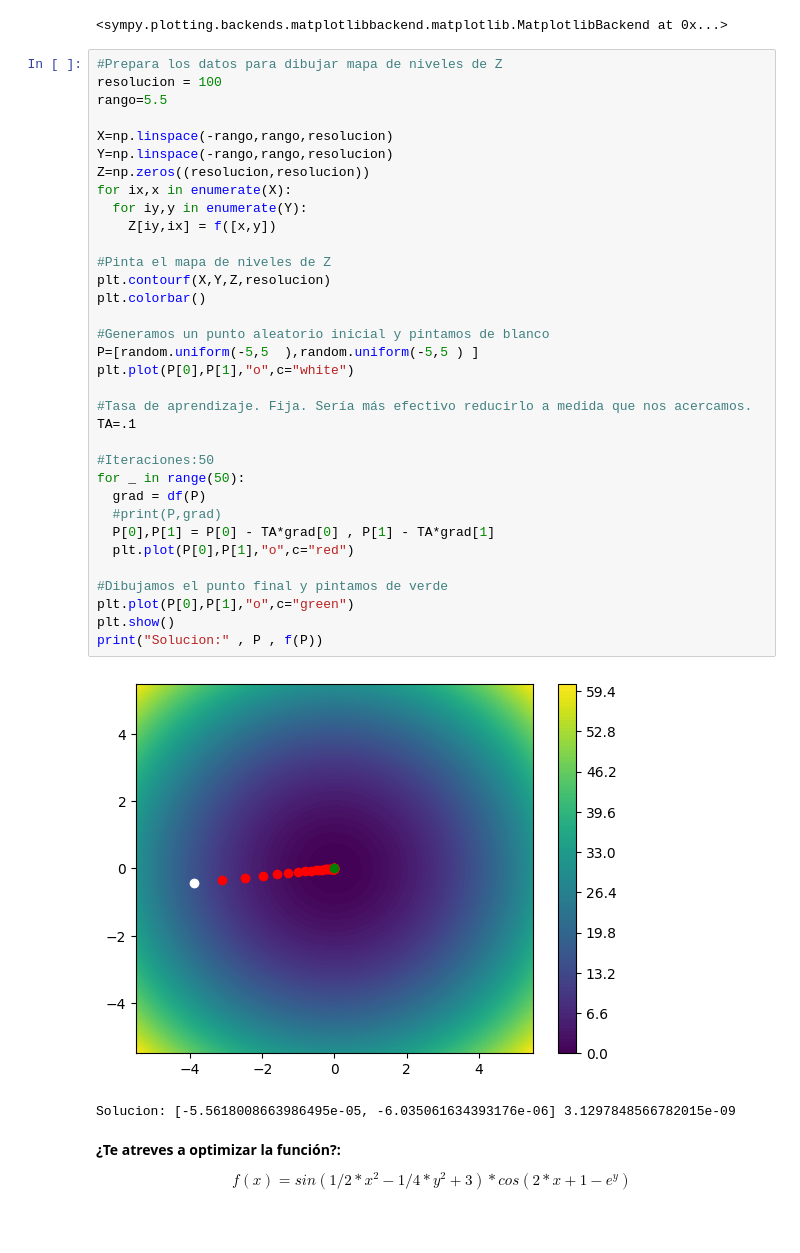
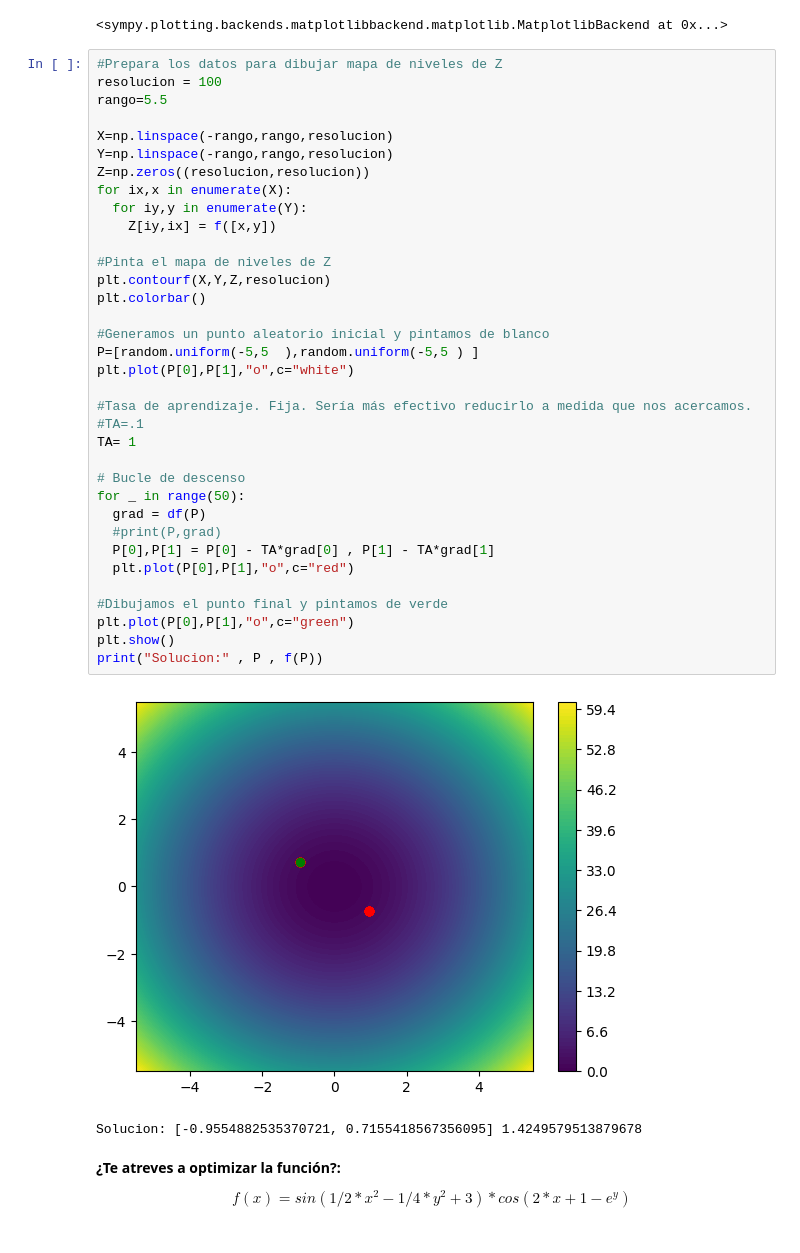
Before and after one commit to DavidAlba/03MAIR---Algoritmos-de-Optimizacion, a Jupyter notebook: Algoritmos_David_Alba_AG2.ipynb, the cells around one changed output. Cells and saved outputs as stored; diff of their text form.

```diff
--- a/Algoritmos_David_Alba_AG2.ipynb
+++ b/Algoritmos_David_Alba_AG2.ipynb
@@ -280,37 +561,38 @@ resolucion = 100
 rango=5.5
 
 X=np.linspace(-rango,rango,resolucion)
 Y=np.linspace(-rango,rango,resolucion)
 Z=np.zeros((resolucion,resolucion))
 for ix,x in enumerate(X):
   for iy,y in enumerate(Y):
     Z[iy,ix] = f([x,y])
 
 #Pinta el mapa de niveles de Z
 plt.contourf(X,Y,Z,resolucion)
 plt.colorbar()
 
 #Generamos un punto aleatorio inicial y pintamos de blanco
 P=[random.uniform(-5,5  ),random.uniform(-5,5 ) ]
 plt.plot(P[0],P[1],"o",c="white")
 
 #Tasa de aprendizaje. Fija. Sería más efectivo reducirlo a medida que nos acercamos.
-TA=.1
+#TA=.1
+TA= 1
 
-#Iteraciones:50
+# Bucle de descenso
 for _ in range(50):
   grad = df(P)
   #print(P,grad)
   P[0],P[1] = P[0] - TA*grad[0] , P[1] - TA*grad[1]
   plt.plot(P[0],P[1],"o",c="red")
 
 #Dibujamos el punto final y pintamos de verde
 plt.plot(P[0],P[1],"o",c="green")
 plt.show()
 print("Solucion:" , P , f(P))
 # %% [output]
-[figure, old version]
+[figure, new version]
-Solucion: [-5.5618008663986495e-05, -6.035061634393176e-06] 3.1297848566782015e-09
+Solucion: [-0.9554882535370721, 0.7155418567356095] 1.4249579513879678
 # %% [markdown]
 **¿Te atreves a optimizar la función?:**
 
```
Also changed, not shown: parts of 16 cells of this notebook.
